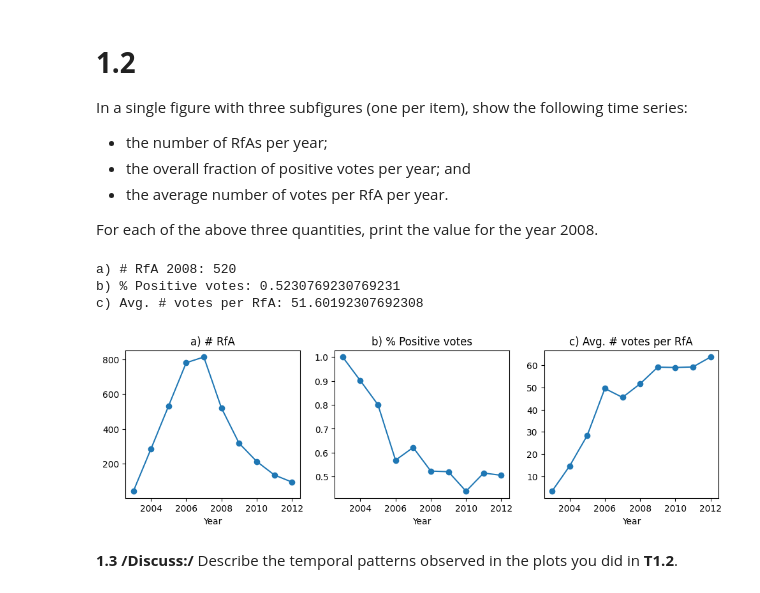
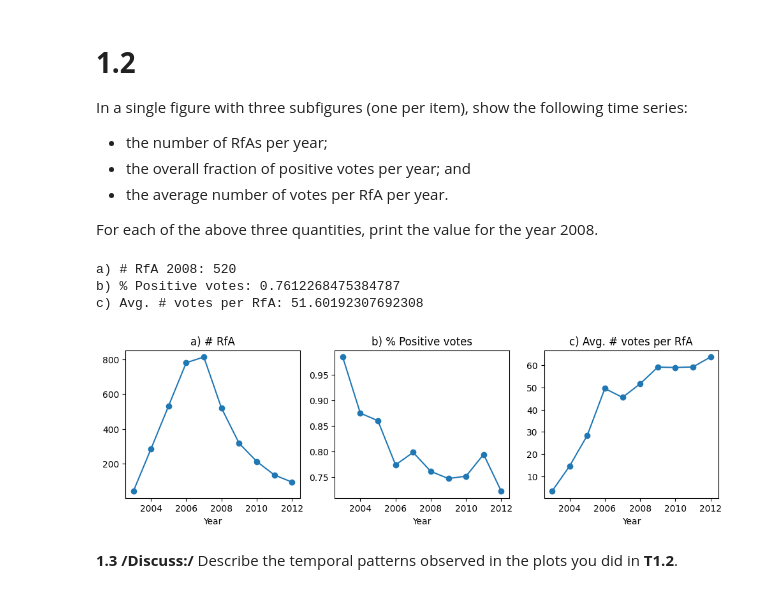
Before and after one commit to epfl-ada/2022, a Jupyter notebook: Exam/exam_sol.ipynb, the cells around one changed output. Saved outputs shown, nothing was run; the diff lists cells and outputs as text; code cells hidden in the pictures.

```diff
--- a/Exam/exam_sol.ipynb
+++ b/Exam/exam_sol.ipynb
@@ -67,7 +67,7 @@ import numpy as np
 import pandas as pd
 import matplotlib.pyplot as plt
 
-df = pd.read_csv("./to_push_as_is/wiki-RfA.csv.gz")
+df = pd.read_csv("./wiki-RfA.csv.gz")
 tmp = df.groupby(["TGT"]).SRC.count()
 print("Num distinct requests:", len(tmp))
 print("Avg num. votes per request:", tmp.mean())
@@ -99,34 +99,34 @@ For each of the above three quantities, print the value for the year 2008.
 # %%
 # 1.2
 fig, axs = plt.subplots(1, 3, figsize=(12,3))
 
 tmp = df.groupby(["YEA", "TGT"]).VOT
 
 tmp_a = tmp.count().reset_index().groupby("YEA").VOT.count()
 axs[0].plot(tmp_a )
 axs[0].scatter(tmp_a.index, tmp_a)
 axs[0].set_title("a) # RfA")
 axs[0].set_xlabel("Year")
 print("a) # RfA 2008:", tmp_a.loc[2008])
 
-tmp_b = tmp.apply(lambda x: sum(x) > 0).reset_index().groupby("YEA").VOT.mean()
+tmp_b = df.groupby(["YEA"]).VOT.apply(lambda x: np.mean(x > 0))
 axs[1].plot(tmp_b )
 axs[1].scatter(tmp_b.index, tmp_b)
 axs[1].set_title("b) % Positive votes")
 axs[1].set_xlabel("Year")
 print("b) % Positive votes:", tmp_b.loc[2008])
 
 tmp_c = tmp.count().reset_index().groupby("YEA").VOT.mean()
 axs[2].plot(tmp_c )
 axs[2].scatter(tmp_c.index, tmp_c)
 axs[2].set_title("c) Avg. # votes per RfA")
 axs[2].set_xlabel("Year");
 print("c) Avg. # votes per RfA:", tmp_c.loc[2008])
 # %% [output]
 a) # RfA 2008: 520
-b) % Positive votes: 0.5230769230769231
+b) % Positive votes: 0.7612268475384787
 c) Avg. # votes per RfA: 51.60192307692308
-[figure, old version]
+[figure, new version]
 # %% [markdown]
 **1.3**
 **/Discuss:/** Describe the temporal patterns observed in the plots you did in **T1.2**.
```
Also changed, not shown: parts of 1 cell of this notebook.
